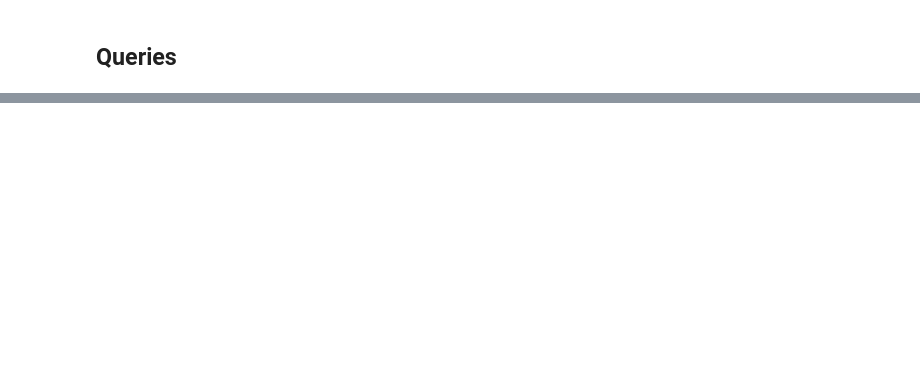
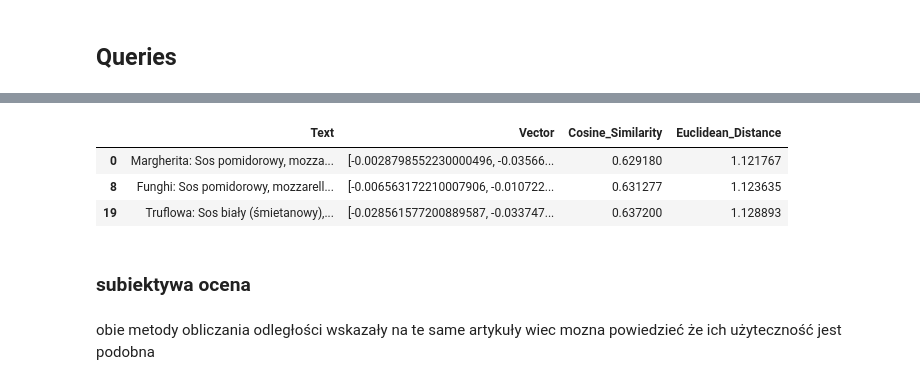
Before and after one commit to sdrapinski/Zastosowanie-metod-sztucznej-inteligencji, a Jupyter notebook: zad2/SemanticSearch.ipynb, the cells around one changed output, grey strips where cells are left out. Cells and saved outputs as stored; diff of their text form; code cells hidden in the pictures; blank space fills up the shorter version.

```diff
--- a/zad2/SemanticSearch.ipynb
+++ b/zad2/SemanticSearch.ipynb
@@ -133,0 +205,12 @@ for reg in selected_rows['Text']:
+# %%
+selected_rows = df.nsmallest(3, 'Cosine_Similarity')
+selected_rows
+# %% [output]
+|  | Text | Vector | Cosine_Similarity | Euclidean_Distance |
+| 0 | Margherita: Sos pomidorowy, mozza... | [-0.0028798552230000496, -0.03566... | 0.629180 | 1.121767 |
+| 8 | Funghi: Sos pomidorowy, mozzarell... | [-0.006563172210007906, -0.010722... | 0.631277 | 1.123635 |
+| 19 | Truflowa: Sos biały (śmietanowy),... | [-0.028561577200889587, -0.033747... | 0.637200 | 1.128893 |
+# %% [markdown]
+### subiektywa ocena
+# %% [markdown]
+obie metody obliczania odległości wskazały na te same artykuły wiec mozna powiedzieć że ich użyteczność jest podobna
```
Also changed, not shown: parts of 15 cells of this notebook, 1 other file.
